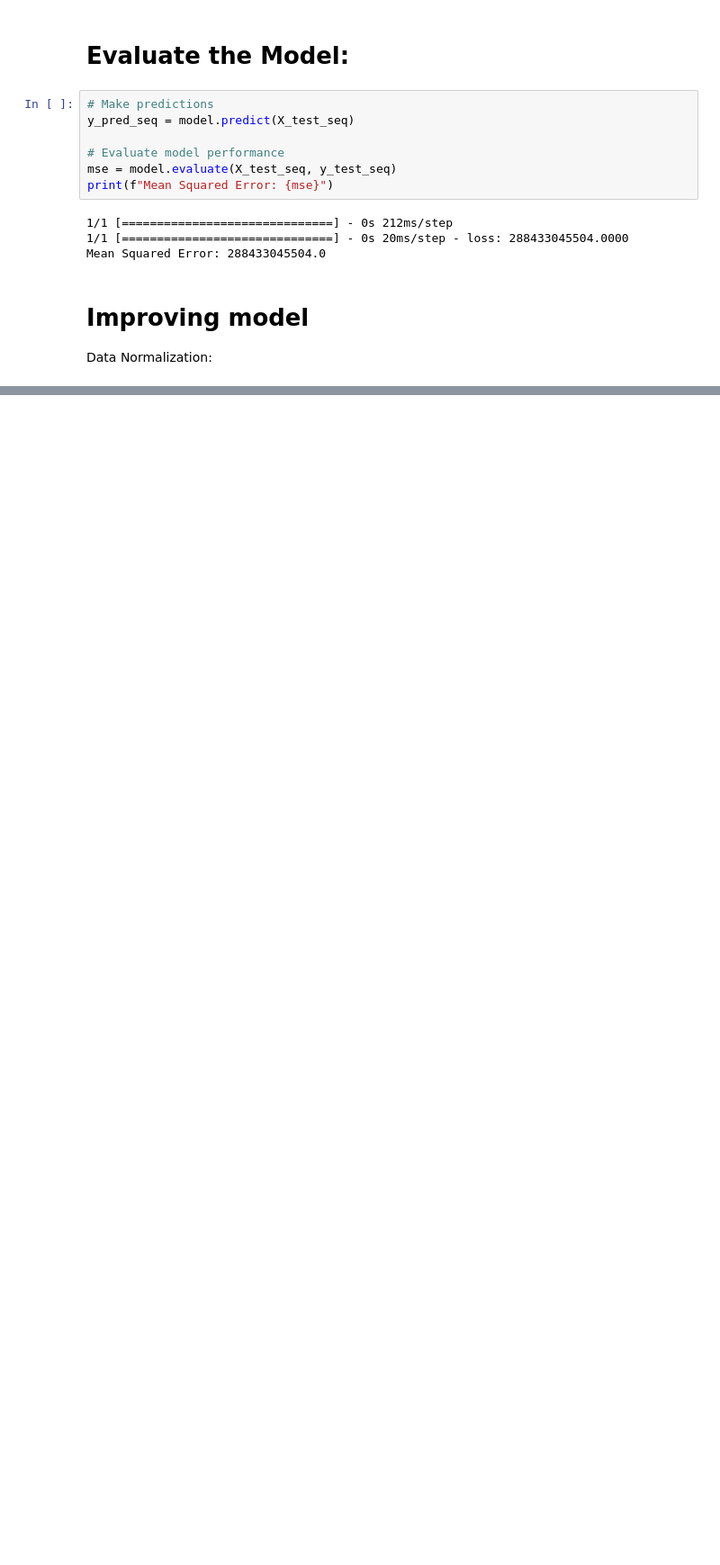
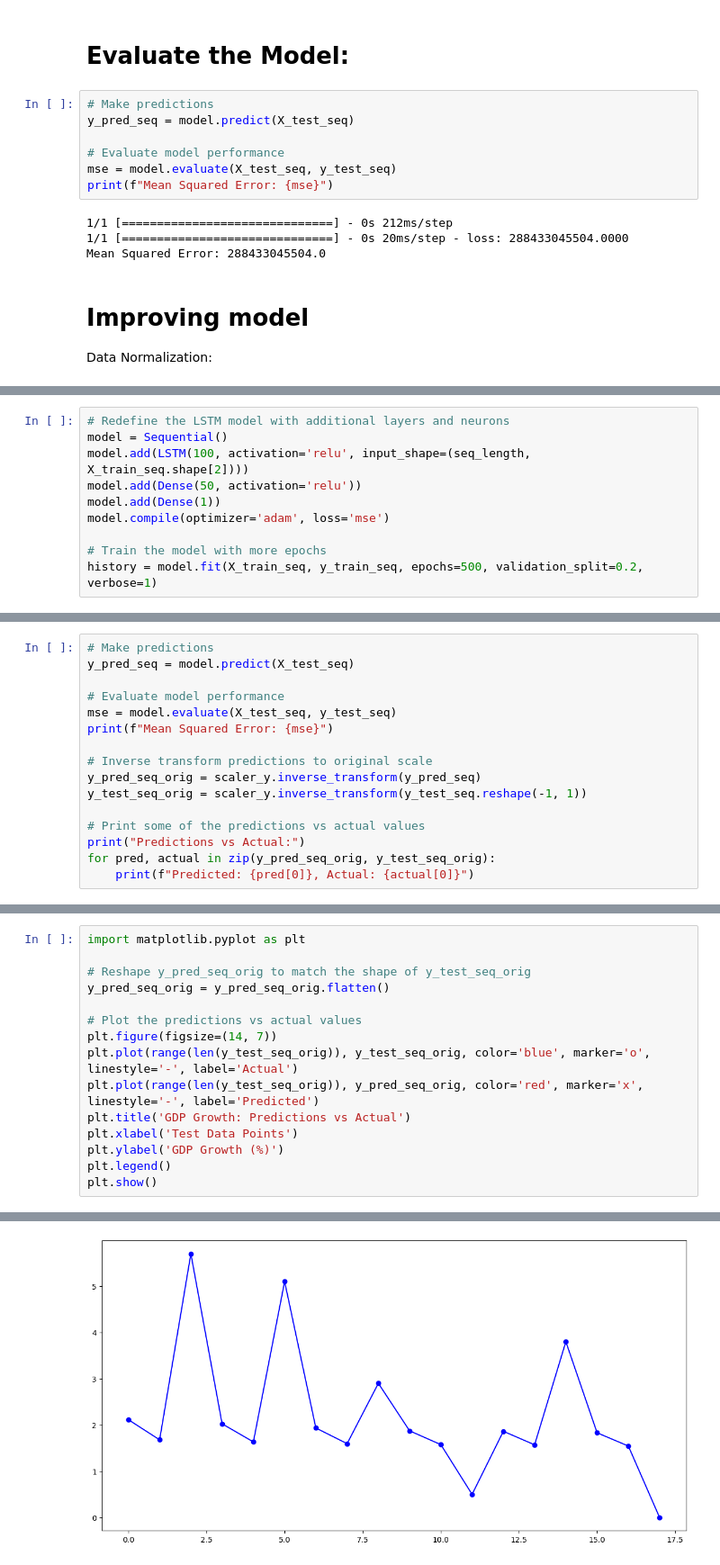
Before and after one commit to MadScie254/Masters_DS_1_1, a Jupyter notebook: proof.ipynb, the cells around one changed output, grey strips where cells are left out. Shown: that part at 90% size. Cells and saved outputs as stored; diff of their text form; blank space fills up the shorter version.

```diff
--- a/proof.ipynb
+++ b/proof.ipynb
@@ -346,0 +369,10 @@ Data Normalization:
+# %%
+# Redefine the LSTM model with additional layers and neurons
+model = Sequential()
+model.add(LSTM(100, activation='relu', input_shape=(seq_length, X_train_seq.shape[2])))
+model.add(Dense(50, activation='relu'))
+model.add(Dense(1))
+model.compile(optimizer='adam', loss='mse')
+
+# Train the model with more epochs
+history = model.fit(X_train_seq, y_train_seq, epochs=500, validation_split=0.2, verbose=1)
@@ -346,0 +397,16 @@ Data Normalization:
+# %%
+# Make predictions
+y_pred_seq = model.predict(X_test_seq)
+
+# Evaluate model performance
+mse = model.evaluate(X_test_seq, y_test_seq)
+print(f"Mean Squared Error: {mse}")
+
+# Inverse transform predictions to original scale
+y_pred_seq_orig = scaler_y.inverse_transform(y_pred_seq)
+y_test_seq_orig = scaler_y.inverse_transform(y_test_seq.reshape(-1, 1))
+
+# Print some of the predictions vs actual values
+print("Predictions vs Actual:")
+for pred, actual in zip(y_pred_seq_orig, y_test_seq_orig):
+    print(f"Predicted: {pred[0]}, Actual: {actual[0]}")
@@ -346,0 +424,16 @@ Data Normalization:
+# %%
+import matplotlib.pyplot as plt
+
+# Reshape y_pred_seq_orig to match the shape of y_test_seq_orig
+y_pred_seq_orig = y_pred_seq_orig.flatten()
+
+# Plot the predictions vs actual values
+plt.figure(figsize=(14, 7))
+plt.plot(range(len(y_test_seq_orig)), y_test_seq_orig, color='blue', marker='o', linestyle='-', label='Actual')
+plt.plot(range(len(y_test_seq_orig)), y_pred_seq_orig, color='red', marker='x', linestyle='-', label='Predicted')
+plt.title('GDP Growth: Predictions vs Actual')
+plt.xlabel('Test Data Points')
+plt.ylabel('GDP Growth (%)')
+plt.legend()
+plt.show()
+# %% [output]
@@ -346,0 +441 @@ Data Normalization:
+[figure, added]
```
Also changed, not shown: parts of 5 cells of this notebook.
